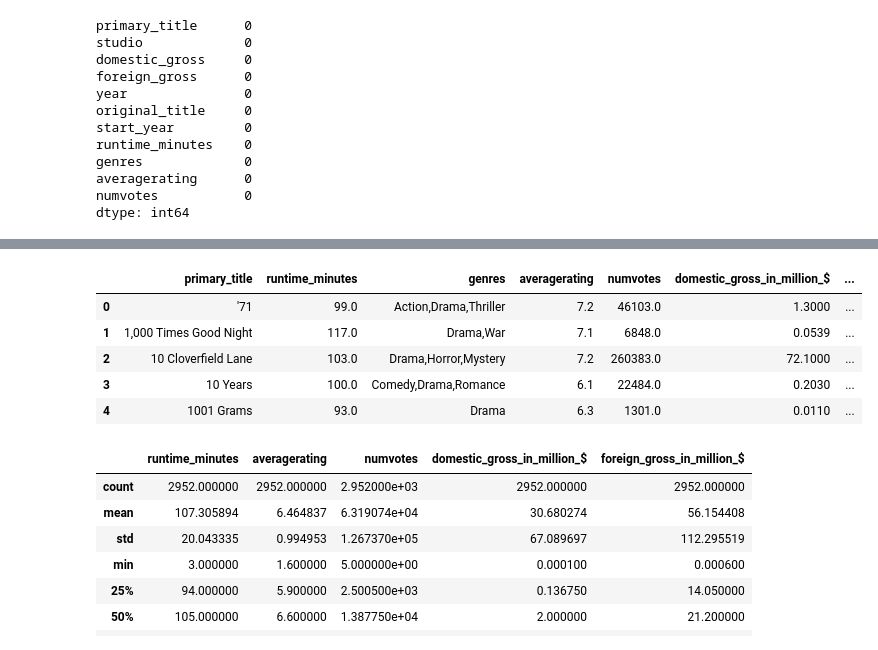
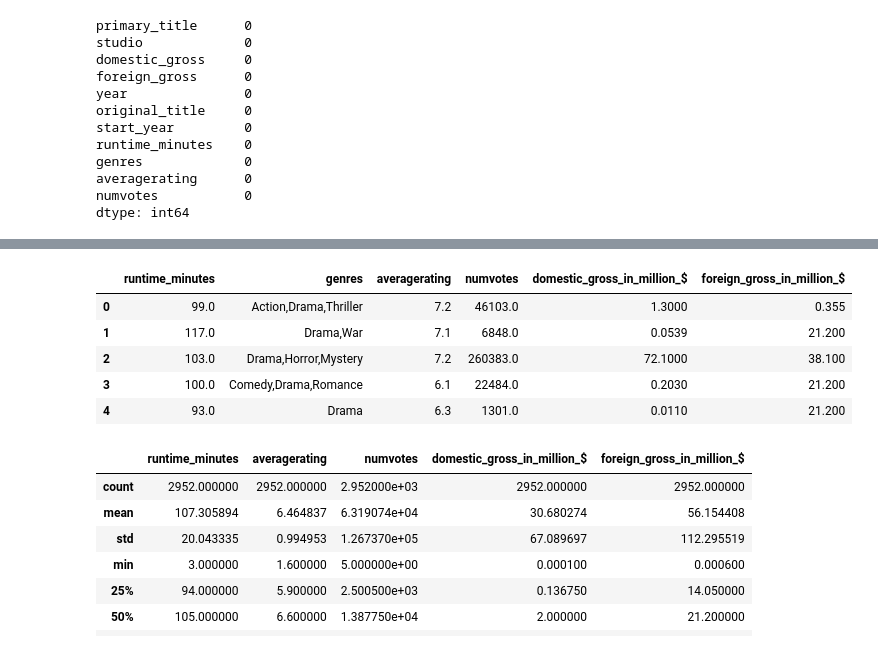
Before and after one commit to ayamjrio/Microsoft-Movie-Analysis, a Jupyter notebook: dsc-phase1-project-template.ipynb, the cells around one changed output, grey strips where cells are left out. Cells and saved outputs as stored; diff of their text form; code cells hidden in the pictures.

```diff
--- a/dsc-phase1-project-template.ipynb
+++ b/dsc-phase1-project-template.ipynb
@@ -250,15 +250,15 @@ bom_imdb['domestic_gross_in_million_$'] = bom_imdb['domestic_gross'] / 1e6
 bom_imdb['foreign_gross_in_million_$'] = bom_imdb['foreign_gross'] / 1e6
 bom_imdb['numvotes'] = bom_imdb['numvotes'].astype(float)
 # %%
-bom_imdb.drop(labels=['studio','domestic_gross','foreign_gross','original_title','year','start_year'], axis=1, inplace=True)
+bom_imdb.drop(labels=['primary_title','studio','domestic_gross','foreign_gross','original_title','year','start_year'], axis=1, inplace=True)
 bom_imdb.head()
 # %% [output]
-|  | primary_title | runtime_minutes | genres | averagerating | numvotes | domestic_gross_in_million_$ | ... |
-| 0 | '71 | 99.0 | Action,Drama,Thriller | 7.2 | 46103.0 | 1.3000 | ... |
-| 1 | 1,000 Times Good Night | 117.0 | Drama,War | 7.1 | 6848.0 | 0.0539 | ... |
-| 2 | 10 Cloverfield Lane | 103.0 | Drama,Horror,Mystery | 7.2 | 260383.0 | 72.1000 | ... |
-| 3 | 10 Years | 100.0 | Comedy,Drama,Romance | 6.1 | 22484.0 | 0.2030 | ... |
-| 4 | 1001 Grams | 93.0 | Drama | 6.3 | 1301.0 | 0.0110 | ... |
+|  | runtime_minutes | genres | averagerating | numvotes | domestic_gross_in_million_$ | foreign_gross_in_million_$ |
+| 0 | 99.0 | Action,Drama,Thriller | 7.2 | 46103.0 | 1.3000 | 0.355 |
+| 1 | 117.0 | Drama,War | 7.1 | 6848.0 | 0.0539 | 21.200 |
+| 2 | 103.0 | Drama,Horror,Mystery | 7.2 | 260383.0 | 72.1000 | 38.100 |
+| 3 | 100.0 | Comedy,Drama,Romance | 6.1 | 22484.0 | 0.2030 | 21.200 |
+| 4 | 93.0 | Drama | 6.3 | 1301.0 | 0.0110 | 21.200 |
 # %%
 bom_imdb.describe()
 # %% [output]
```
Also changed, not shown: parts of 5 cells of this notebook.
